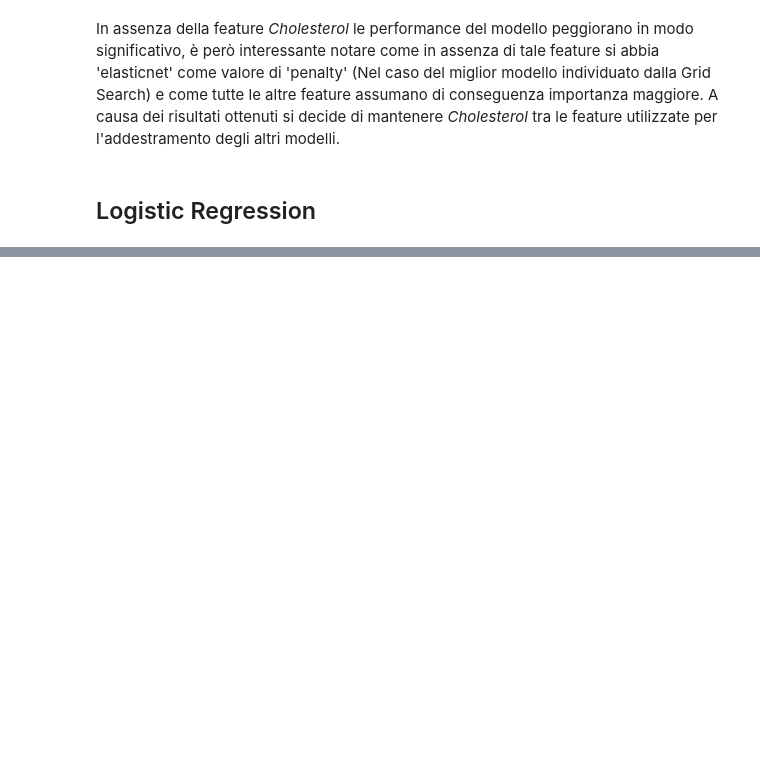
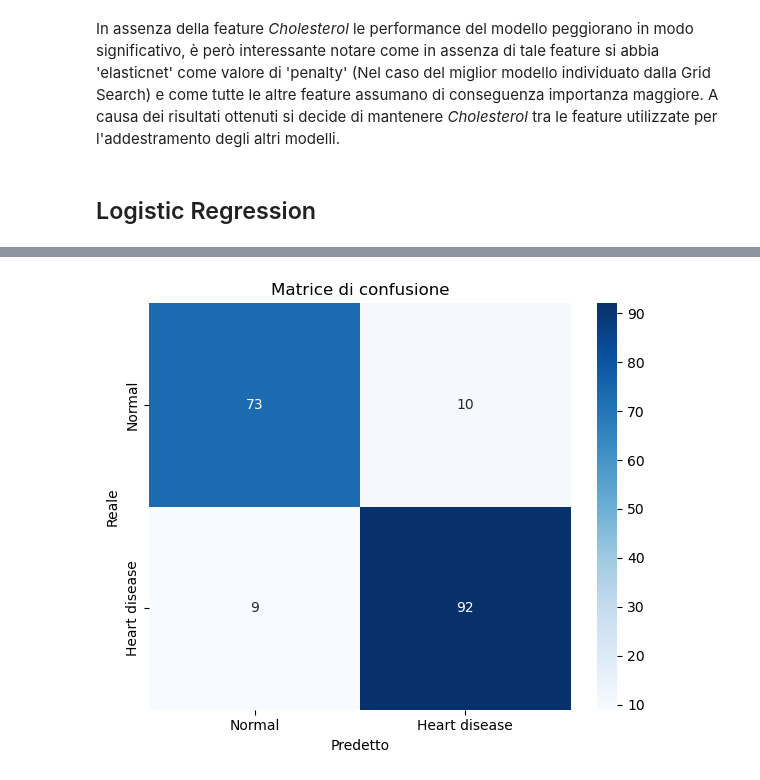
Before and after one commit to Orbmad/Data_Intensive_project, a Jupyter notebook: heart_failure_prediction.ipynb, the cells around one changed output, grey strips where cells are left out. Saved outputs shown, nothing was run; the diff lists cells and outputs as text; code cells hidden in the pictures; blank space fills up the shorter version.

Commit message:
Added Logistic Regression Model

```diff
--- a/heart_failure_prediction.ipynb
+++ b/heart_failure_prediction.ipynb
@@ -505,3 +505,20 @@ In assenza della feature *Cholesterol* le performance del modello peggiorano in
 A causa dei risultati ottenuti si decide di mantenere *Cholesterol* tra le feature utilizzate per l'addestramento degli altri modelli.
 # %% [markdown]
 ## Logistic Regression
+# %%
+from sklearn.linear_model import LogisticRegression
+
+logisticRegression_stdScaler = Pipeline([
+    ('std', StandardScaler()),
+    ('lr', LogisticRegression())
+])
+
+lr_parameters = {
+    'lr__penalty': ['l1', 'l2', 'elasticnet', 'none'],
+    'lr__C': [0.001, 0.01, 0.1, 1, 10],
+    'lr__class_weight': [None, 'balanced'],
+    'lr__solver': ['saga']
+}
+
+lr_cv = GridSearchCV(logisticRegression_stdScaler, lr_parameters, cv=5, scoring='f1', refit=True)
+lr_cv.fit(X_train, y_train)
@@ -507,0 +540,5 @@ A causa dei risultati ottenuti si decide di mantenere *Cholesterol* tra le featu
+# %%
+best_lr = lr_cv.best_estimator_
+
+lr_pred = best_lr.predict(X_test)
+print(classification_report(y_test, lr_pred))
@@ -507,0 +554,4 @@ A causa dei risultati ottenuti si decide di mantenere *Cholesterol* tra le featu
+# %%
+plot_confusion_matrix(y_test, lr_pred)
+# %% [output]
+[figure, added]
```
Also changed, not shown: parts of 7 cells of this notebook.
